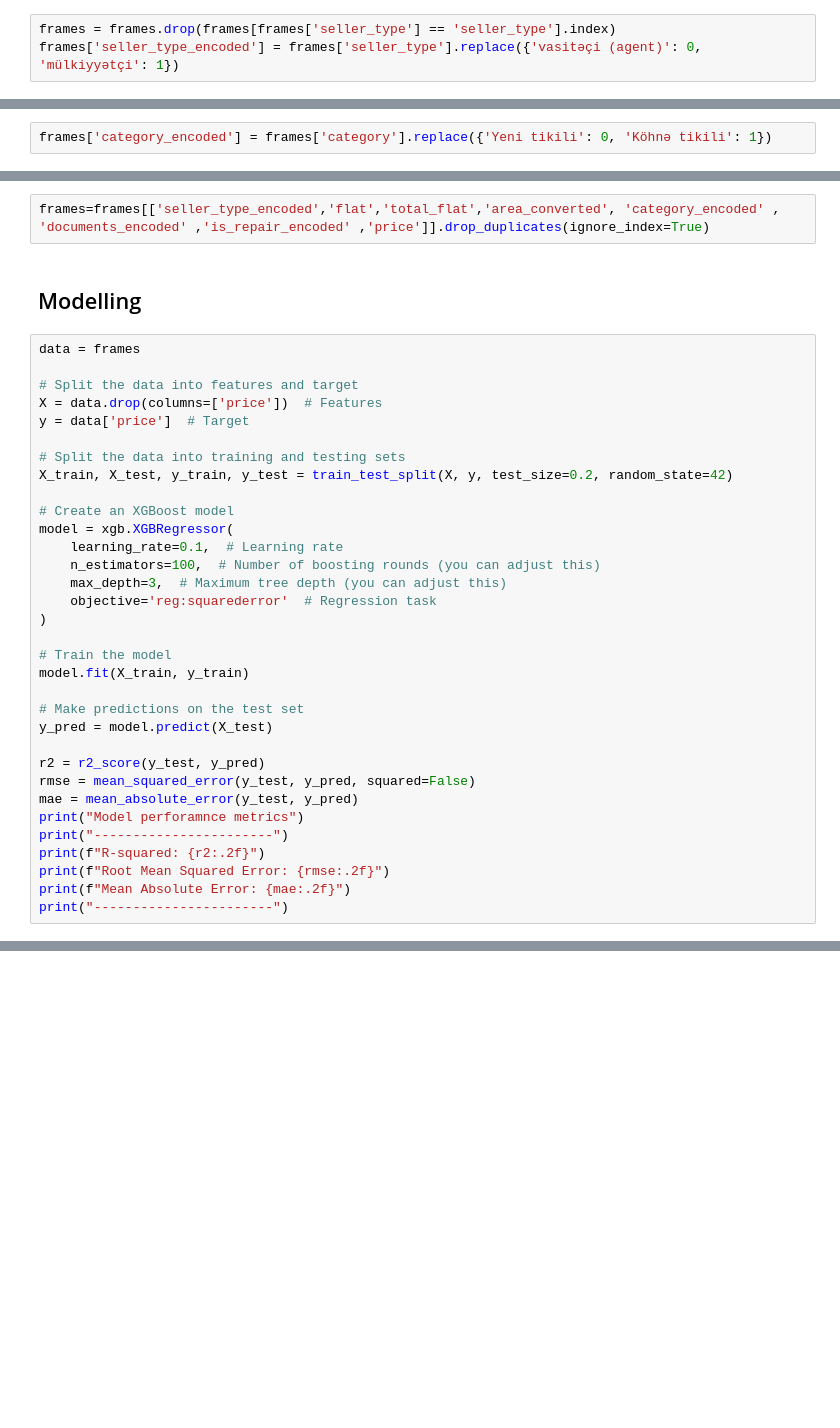
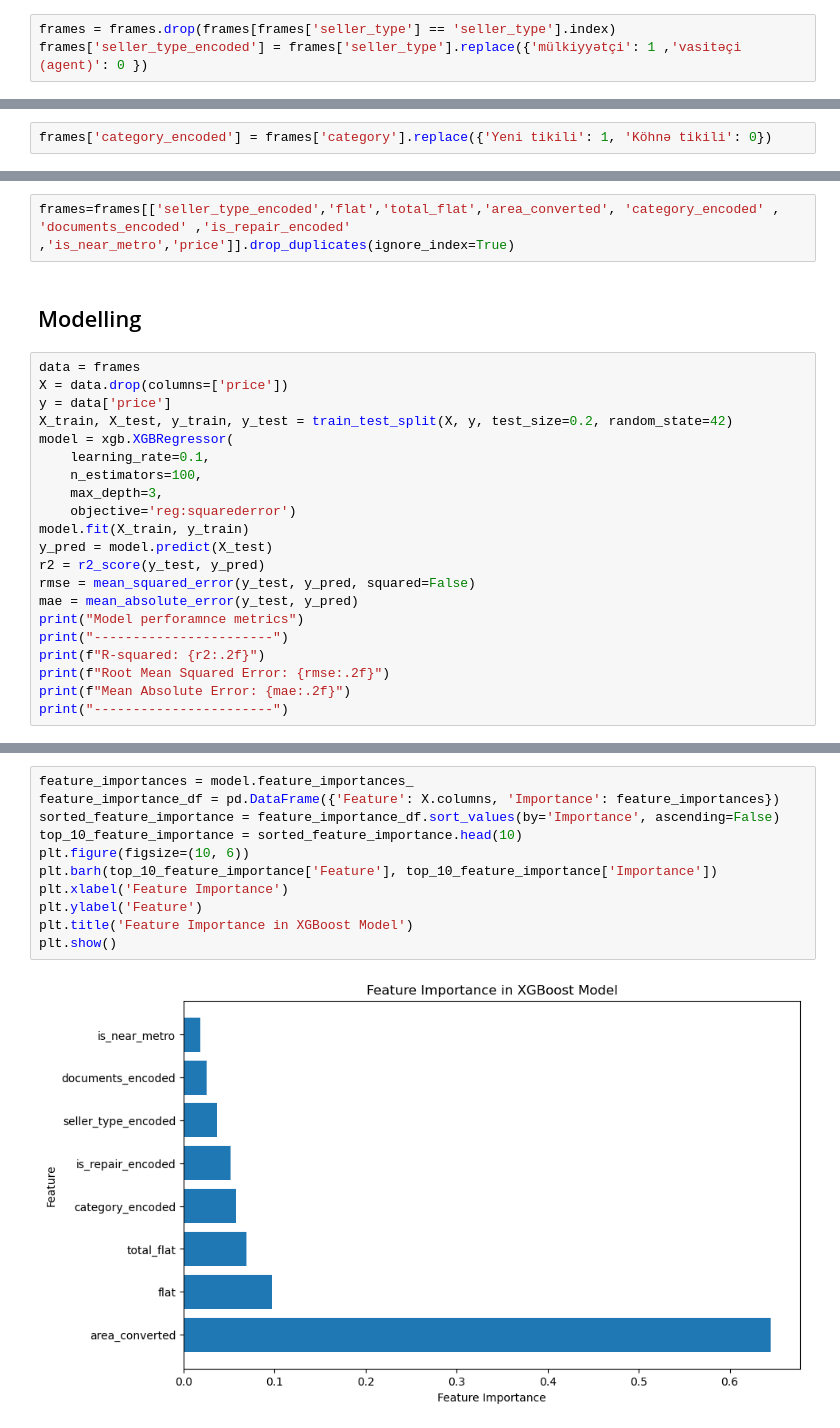
Before and after one commit to Ismat-Samadov/Home_Price_Prediciton, a Jupyter notebook: 10_2023/data_preparation_and_modelling/steps.ipynb, the cells around one changed output, grey strips where cells are left out. Cells and saved outputs as stored; diff of their text form; blank space fills up the shorter version.

```diff
--- a/10_2023/data_preparation_and_modelling/steps.ipynb
+++ b/10_2023/data_preparation_and_modelling/steps.ipynb
@@ -31,11 +37,11 @@ frames.head()
 ## Seller type
 # %%
 frames = frames.drop(frames[frames['seller_type'] == 'seller_type'].index)
-frames['seller_type_encoded'] = frames['seller_type'].replace({'vasitəçi (agent)': 0, 'mülkiyyətçi': 1})
+frames['seller_type_encoded'] = frames['seller_type'].replace({'mülkiyyətçi': 1 ,'vasitəçi (agent)': 0 })
 # %% [markdown]
 ## Category
 # %%
-frames['category_encoded'] = frames['category'].replace({'Yeni tikili': 0, 'Köhnə tikili': 1})
+frames['category_encoded'] = frames['category'].replace({'Yeni tikili': 1, 'Köhnə tikili': 0})
 # %% [markdown]
 ## Flat
 # %%
@@ -84,32 +90,20 @@ Index(['id', 'link', 'view', 'updated', 'title', 'seller_type', 'price',
       dtype='object')
 # %%
-frames=frames[['seller_type_encoded','flat','total_flat','area_converted', 'category_encoded' , 'documents_encoded' ,'is_repair_encoded' ,'price']].drop_duplicates(ignore_index=True)
+frames=frames[['seller_type_encoded','flat','total_flat','area_converted', 'category_encoded' , 'documents_encoded' ,'is_repair_encoded' ,'is_near_metro','price']].drop_duplicates(ignore_index=True)
 # %% [markdown]
 ## Modelling
 # %%
 data = frames
-
-# Split the data into features and target
-X = data.drop(columns=['price'])  # Features
-y = data['price']  # Target
-
-# Split the data into training and testing sets
+X = data.drop(columns=['price'])
+y = data['price']
 X_train, X_test, y_train, y_test = train_test_split(X, y, test_size=0.2, random_state=42)
-
-# Create an XGBoost model
 model = xgb.XGBRegressor(
-    learning_rate=0.1,  # Learning rate
-    n_estimators=100,  # Number of boosting rounds (you can adjust this)
-    max_depth=3,  # Maximum tree depth (you can adjust this)
-    objective='reg:squarederror'  # Regression task
-)
-
-# Train the model
+    learning_rate=0.1,
+    n_estimators=100,
+    max_depth=3,
+    objective='reg:squarederror')
 model.fit(X_train, y_train)
-
-# Make predictions on the test set
 y_pred = model.predict(X_test)
-
 r2 = r2_score(y_test, y_pred)
 rmse = mean_squared_error(y_test, y_pred, squared=False)
 mae = mean_absolute_error(y_test, y_pred)
@@ -128,0 +168,13 @@ Mean Absolute Error: 51037.98
+# %%
+feature_importances = model.feature_importances_
+feature_importance_df = pd.DataFrame({'Feature': X.columns, 'Importance': feature_importances})
+sorted_feature_importance = feature_importance_df.sort_values(by='Importance', ascending=False)
+top_10_feature_importance = sorted_feature_importance.head(10)
+plt.figure(figsize=(10, 6))
+plt.barh(top_10_feature_importance['Feature'], top_10_feature_importance['Importance'])
+plt.xlabel('Feature Importance')
+plt.ylabel('Feature')
+plt.title('Feature Importance in XGBoost Model')
+plt.show()
+# %% [output]
+[figure, added]
```
Also changed, not shown: parts of 8 cells of this notebook, 6 other files.
